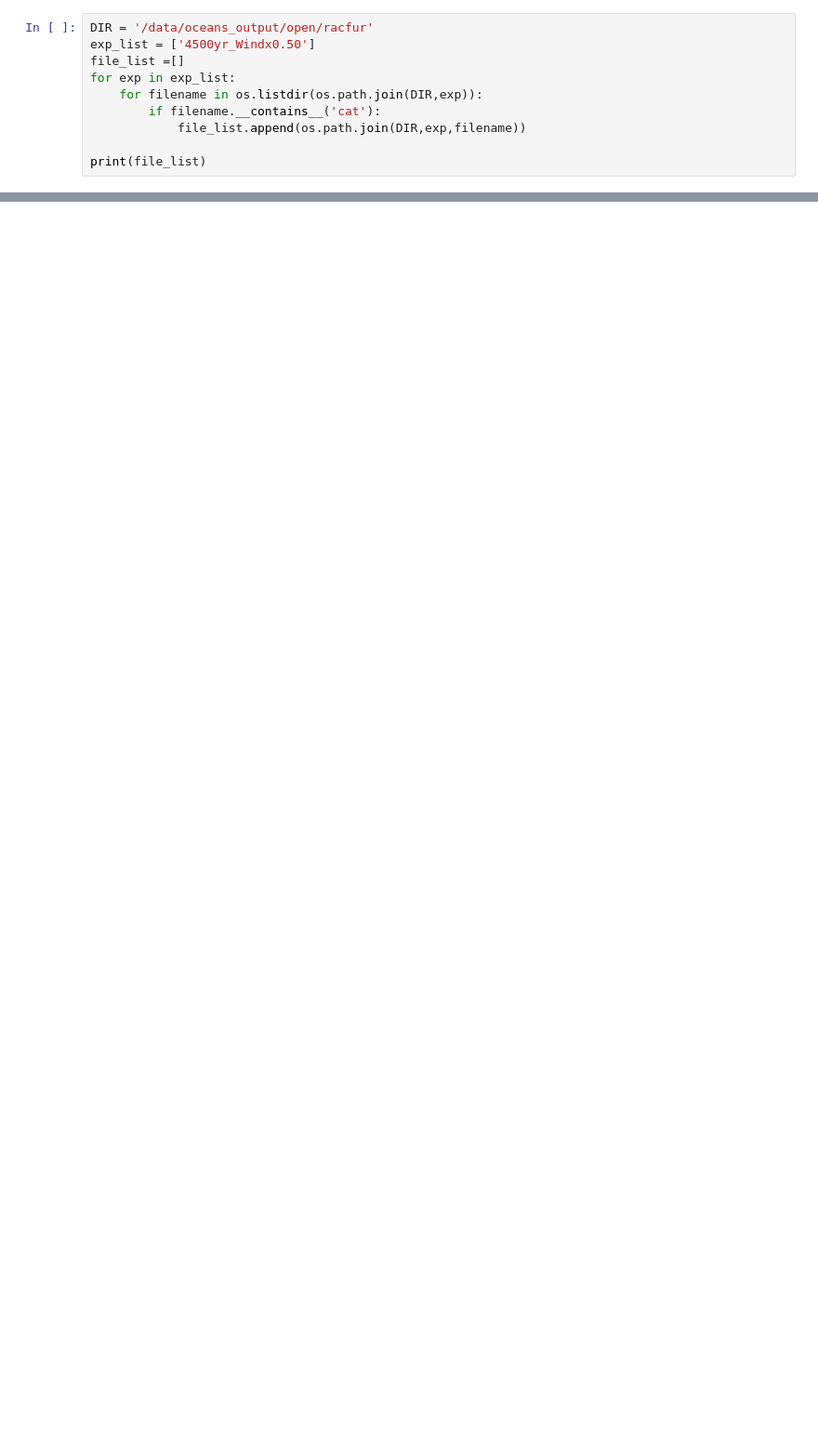
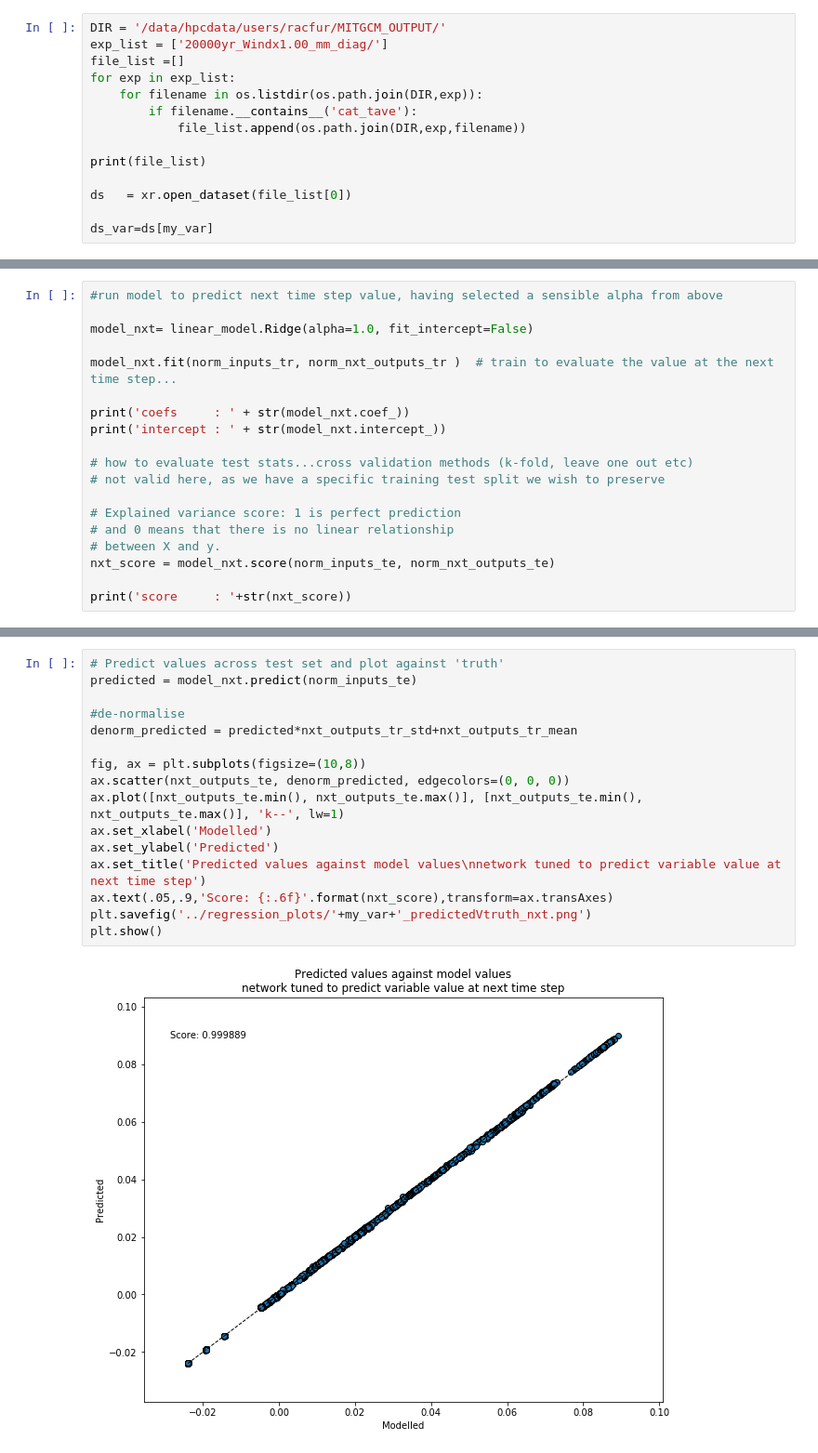
Before and after one commit to RachelFurner/DynamicPrediction, a Jupyter notebook: Regression_attempts.ipynb, the cells around one changed output, grey strips where cells are left out. Shown: that part at 93% size. Drawn from its saved outputs; the diff is of its cells as text; blank space fills up the shorter version.

```diff
--- a/Regression_attempts.ipynb
+++ b/Regression_attempts.ipynb
@@ -10,10 +33,14 @@ StepSize = 10 # how many output steps to predict over
 # %%
-DIR = '/data/oceans_output/open/racfur'
-exp_list = ['4500yr_Windx0.50']
+DIR = '/data/hpcdata/users/racfur/MITGCM_OUTPUT/'
+exp_list = ['20000yr_Windx1.00_mm_diag/']
 file_list =[]
 for exp in exp_list:
     for filename in os.listdir(os.path.join(DIR,exp)):
-        if filename.__contains__('cat'):
+        if filename.__contains__('cat_tave'):
             file_list.append(os.path.join(DIR,exp,filename))
 
 print(file_list)
+
+ds   = xr.open_dataset(file_list[0])
+
+ds_var=ds[my_var]
@@ -143,0 +167,19 @@ model.score(inputs_te, outputs_te)
+# %%
+#run model to predict next time step value, having selected a sensible alpha from above
+
+model_nxt= linear_model.Ridge(alpha=1.0, fit_intercept=False)
+
+model_nxt.fit(norm_inputs_tr, norm_nxt_outputs_tr )  # train to evaluate the value at the next time step...
+
+print('coefs     : ' + str(model_nxt.coef_))
+print('intercept : ' + str(model_nxt.intercept_))
+
+# how to evaluate test stats...cross validation methods (k-fold, leave one out etc)
+# not valid here, as we have a specific training test split we wish to preserve
+
+# Explained variance score: 1 is perfect prediction
+# and 0 means that there is no linear relationship
+# between X and y.
+nxt_score = model_nxt.score(norm_inputs_te, norm_nxt_outputs_te)
+
+print('score     : '+str(nxt_score))
@@ -143,0 +191,18 @@ model.score(inputs_te, outputs_te)
+# %%
+# Predict values across test set and plot against 'truth'
+predicted = model_nxt.predict(norm_inputs_te)
+
+#de-normalise
+denorm_predicted = predicted*nxt_outputs_tr_std+nxt_outputs_tr_mean
+
+fig, ax = plt.subplots(figsize=(10,8))
+ax.scatter(nxt_outputs_te, denorm_predicted, edgecolors=(0, 0, 0))
+ax.plot([nxt_outputs_te.min(), nxt_outputs_te.max()], [nxt_outputs_te.min(), nxt_outputs_te.max()], 'k--', lw=1)
+ax.set_xlabel('Modelled')
+ax.set_ylabel('Predicted')
+ax.set_title('Predicted values against model values\nnetwork tuned to predict variable value at next time step')
+ax.text(.05,.9,'Score: {:.6f}'.format(nxt_score),transform=ax.transAxes)
+plt.savefig('../regression_plots/'+my_var+'_predictedVtruth_nxt.png')
+plt.show()
+# %% [output]
+[figure, added]
```
Also changed, not shown: parts of 31 cells of this notebook, 4 other files.
